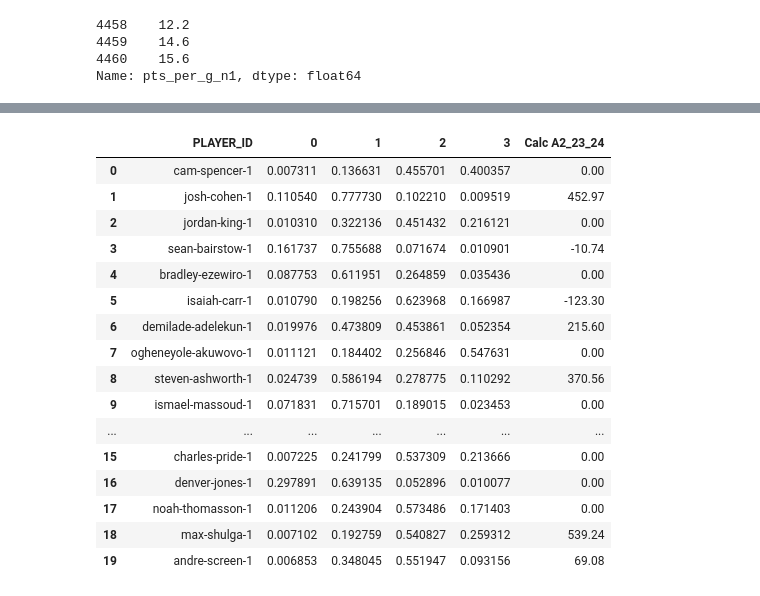
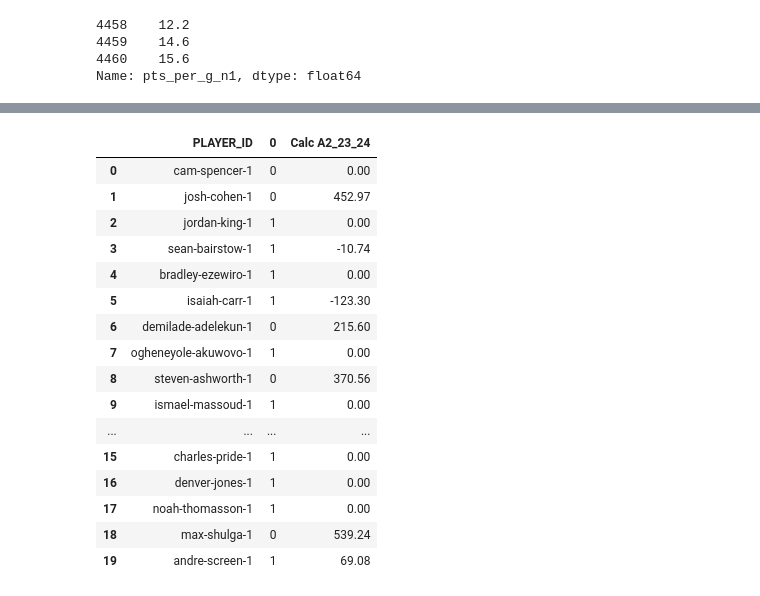
Before and after one commit to zainhoda1/Capstone-project, a Jupyter notebook: Analysis files/predictions.ipynb, the cells around one changed output, grey strips where cells are left out. Saved outputs shown, nothing was run; the diff lists cells and outputs as text; code cells hidden in the pictures.

```diff
--- a/Analysis files/predictions.ipynb
+++ b/Analysis files/predictions.ipynb
@@ -52,6 +51,6 @@ a[a['Player Name']=='cam-spencer-1']
 # %%
+beta_df = pd.read_csv("/Users/caldavis/Documents/GitHub/Capstone-project/Data folder/Prediction Names Full.csv")
 #beta_df = pd.read_csv("/Users/caldavis/Documents/GitHub/Capstone-project/Data folder/Prediction Names.csv")
-beta_df = pd.read_csv("/Users/caldavis/Documents/GitHub/Capstone-project/Data folder/Prediction Names A10.csv")
 beta_df = beta_df[['PLAYER_ID', 'KP Diff', 'Year Diff', 'Calc A2_23_24']]
 beta_df
 # %% [output]
@@ -324,7 +321,7 @@ df_test1 = df[['bpm', 'Calc A2', 'ws',
                  'Calc_Overall_n1_Contr',
                  'per', 'efg_pct', 'fta_per_fga_pct', 'pprod', 'orb_pct', 'usg_pct', 'tov_pct', 'Calc Overall A', 'Calc Overall A2', 'Calc Overall A3']]
 seed = 7
-test_size = 0.18
+test_size = 0.16
 #X_train, X_test, y_train, y_test = train_test_split(X, y, test_size=test_size, random_state=seed)
 #model_test = GaussianNB()
 model_test = GradientBoostingClassifier()
@@ -348,7 +345,7 @@ model_test.score(X_test_check, y_test_check)
 # %%
 
 beta_X_prep = beta_df[['player_type', 'Calc A2', 'Calc B', 'bpm', 'tov_pct', 'efg_pct', 'ws', 'Year_dif']]
-beta_X_prep.rename({'DR%': 'DR.'}, axis=1)
-predictions = model_test.predict_proba(X_test_check)
+#beta_X_prep.rename({'DR%': 'DR.'}, axis=1)
+predictions = model_test.predict(beta_X_prep)
 predictions
 # %% [output]
@@ -382,29 +373,29 @@ beta_df
 # %%
 pred = pd.DataFrame(predictions)
 pd.set_option('display.max_columns', None)
 #beta_df = y_test_check.reset_index()
 pred = pd.merge(pred, beta_df, left_index=True, right_index=True)
-pred = pred[['PLAYER_ID', 0,1,2,3, 'Calc A2_23_24']]
+pred = pred[['PLAYER_ID', 0, 'Calc A2_23_24']]
 
 pred
 # %% [output]
-|  | PLAYER_ID | 0 | 1 | 2 | 3 | Calc A2_23_24 |
-| 0 | cam-spencer-1 | 0.007311 | 0.136631 | 0.455701 | 0.400357 | 0.00 |
-| 1 | josh-cohen-1 | 0.110540 | 0.777730 | 0.102210 | 0.009519 | 452.97 |
-| 2 | jordan-king-1 | 0.010310 | 0.322136 | 0.451432 | 0.216121 | 0.00 |
-| 3 | sean-bairstow-1 | 0.161737 | 0.755688 | 0.071674 | 0.010901 | -10.74 |
-| 4 | bradley-ezewiro-1 | 0.087753 | 0.611951 | 0.264859 | 0.035436 | 0.00 |
-| 5 | isaiah-carr-1 | 0.010790 | 0.198256 | 0.623968 | 0.166987 | -123.30 |
-| 6 | demilade-adelekun-1 | 0.019976 | 0.473809 | 0.453861 | 0.052354 | 215.60 |
-| 7 | ogheneyole-akuwovo-1 | 0.011121 | 0.184402 | 0.256846 | 0.547631 | 0.00 |
-| 8 | steven-ashworth-1 | 0.024739 | 0.586194 | 0.278775 | 0.110292 | 370.56 |
-| 9 | ismael-massoud-1 | 0.071831 | 0.715701 | 0.189015 | 0.023453 | 0.00 |
-| ... | ... | ... | ... | ... | ... | ... |
-| 15 | charles-pride-1 | 0.007225 | 0.241799 | 0.537309 | 0.213666 | 0.00 |
-| 16 | denver-jones-1 | 0.297891 | 0.639135 | 0.052896 | 0.010077 | 0.00 |
-| 17 | noah-thomasson-1 | 0.011206 | 0.243904 | 0.573486 | 0.171403 | 0.00 |
-| 18 | max-shulga-1 | 0.007102 | 0.192759 | 0.540827 | 0.259312 | 539.24 |
-| 19 | andre-screen-1 | 0.006853 | 0.348045 | 0.551947 | 0.093156 | 69.08 |
+|  | PLAYER_ID | 0 | Calc A2_23_24 |
+| 0 | cam-spencer-1 | 0 | 0.00 |
+| 1 | josh-cohen-1 | 0 | 452.97 |
+| 2 | jordan-king-1 | 1 | 0.00 |
+| 3 | sean-bairstow-1 | 1 | -10.74 |
+| 4 | bradley-ezewiro-1 | 1 | 0.00 |
+| 5 | isaiah-carr-1 | 1 | -123.30 |
+| 6 | demilade-adelekun-1 | 0 | 215.60 |
+| 7 | ogheneyole-akuwovo-1 | 1 | 0.00 |
+| 8 | steven-ashworth-1 | 0 | 370.56 |
+| 9 | ismael-massoud-1 | 1 | 0.00 |
+| ... | ... | ... | ... |
+| 15 | charles-pride-1 | 1 | 0.00 |
+| 16 | denver-jones-1 | 1 | 0.00 |
+| 17 | noah-thomasson-1 | 1 | 0.00 |
+| 18 | max-shulga-1 | 0 | 539.24 |
+| 19 | andre-screen-1 | 1 | 69.08 |
 # %%
 pred_col = 'Calc A2_23_24'
 pred_overall_n1_cond = [(pred[pred_col]<=df[column_to_test].quantile(0.1)),
```
Also changed, not shown: parts of 18 cells of this notebook, 8 other files.
